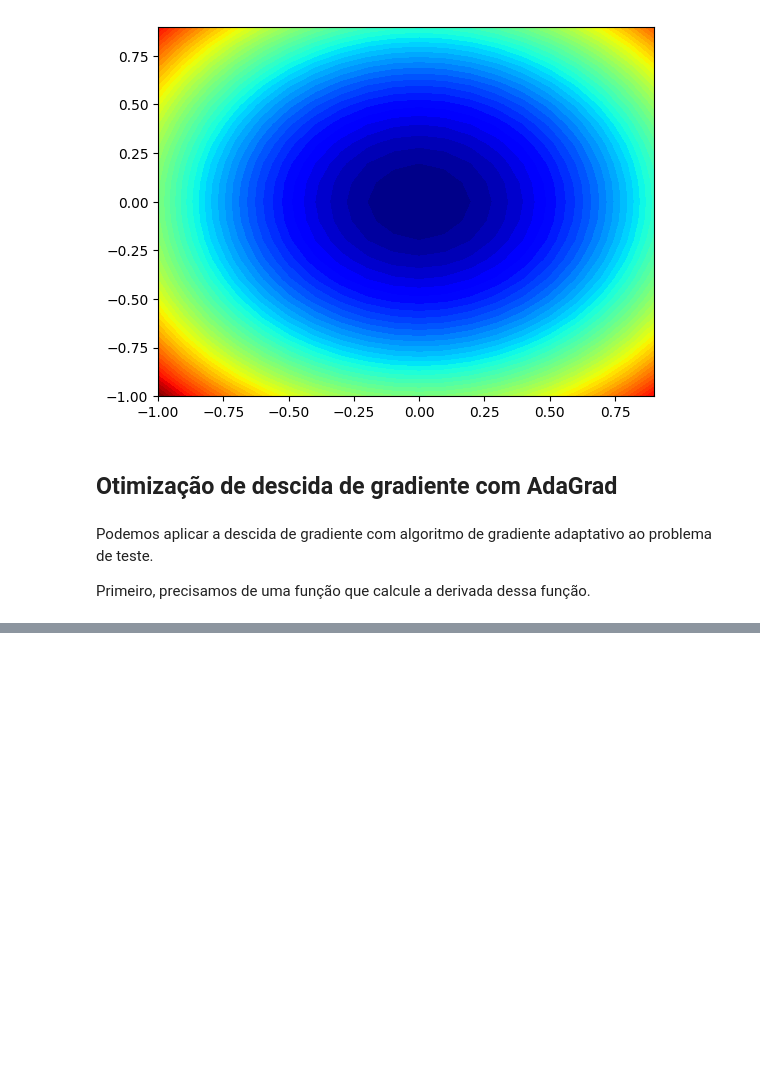
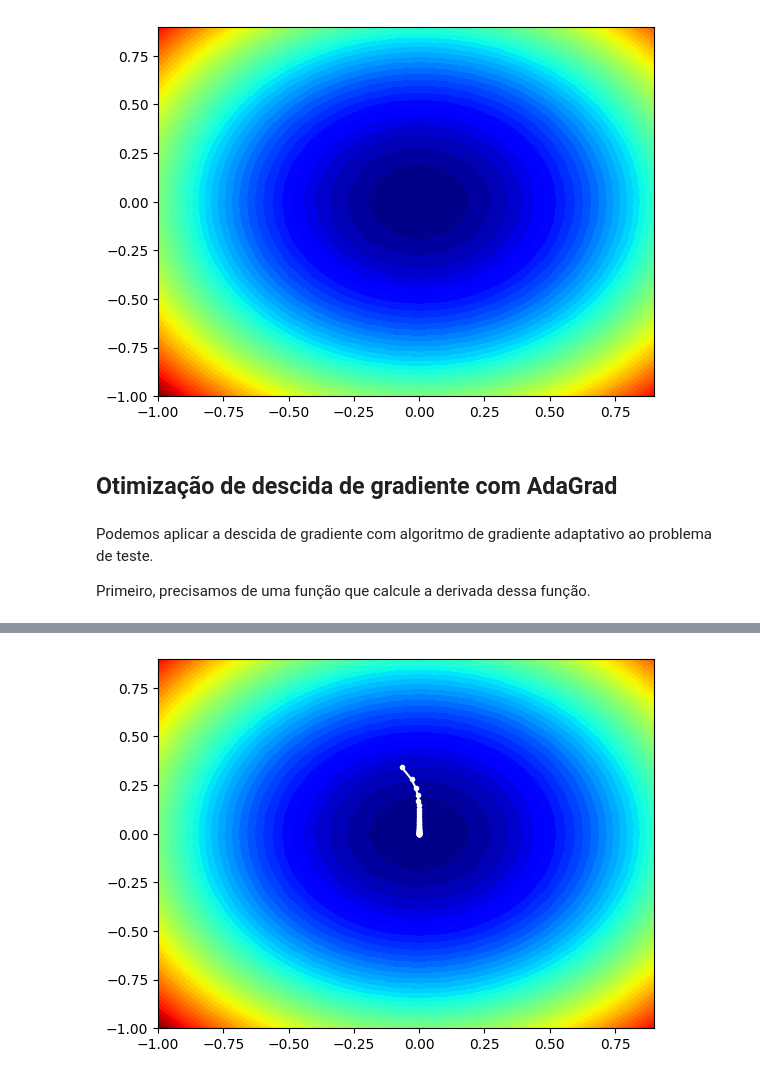
Before and after one commit to EddyGiusepe/Repasso_Python, a Jupyter notebook: Gradient_Descent_With_AdaGrad_From_Scratch/Gradient_Descent_With_AdaGrad_From_Scratch.ipynb, the cells around one changed output, grey strips where cells are left out. Cells and saved outputs as stored; diff of their text form; code cells hidden in the pictures; blank space fills up the shorter version.

Commit message:
script about Descendent Gradient

```diff
--- a/Gradient_Descent_With_AdaGrad_From_Scratch/Gradient_Descent_With_AdaGrad_From_Scratch.ipynb
+++ b/Gradient_Descent_With_AdaGrad_From_Scratch/Gradient_Descent_With_AdaGrad_From_Scratch.ipynb
@@ -114,0 +165,6 @@ Primeiro, precisamos de uma função que calcule a derivada dessa função.
+# %%
+# Avaliar ponto candidato
+solution = asarray(new_solution)
+solution_eval = objective(solution[0], solution[1])
+# Relatar o progresso
+print('>%d f(%s) = %.5f' % (it, solution, solution_eval))
@@ -114,0 +215,13 @@ Primeiro, precisamos de uma função que calcule a derivada dessa função.
+# %%
+# seed the pseudo random number generator
+seed(1)
+# define range for input
+bounds = asarray([[-1.0, 1.0], [-1.0, 1.0]])
+# define the total iterations
+n_iter = 50
+# define the step size
+step_size = 0.1
+# perform the gradient descent search with adagrad
+best, score = adagrad(objective, derivative, bounds, n_iter, step_size)
+print('Done!')
+print('f(%s) = %f' % (best, score))
@@ -114,0 +315,78 @@ Primeiro, precisamos de uma função que calcule a derivada dessa função.
+# %%
+
+# example of plotting the adagrad search on a contour plot of the test function
+from math import sqrt
+from numpy import asarray
+from numpy import arange
+from numpy.random import rand
+from numpy.random import seed
+from numpy import meshgrid
+from matplotlib import pyplot
+from mpl_toolkits.mplot3d import Axes3D
+
+
+# objective function
+def objective(x, y):
+    return x**2.0 + y**2.0
+
+# derivative of objective function
+def derivative(x, y):
+    return asarray([x * 2.0, y * 2.0])
+
+# gradient descent algorithm with adagrad
+def adagrad(objective, derivative, bounds, n_iter, step_size):
+# track all solutions
+    solutions = list()
+# generate an initial point
+    solution = bounds[:, 0] + rand(len(bounds)) * (bounds[:, 1] - bounds[:, 0])
+# list of the sum square gradients for each variable
+    sq_grad_sums = [0.0 for _ in range(bounds.shape[0])]
+# run the gradient descent
+    for it in range(n_iter):
+# calculate gradient
+        gradient = derivative(solution[0], solution[1])
+# update the sum of the squared partial derivatives
+        for i in range(gradient.shape[0]):
+            sq_grad_sums[i] += gradient[i]**2.0
+# build solution
+            new_solution = list()
+            for i in range(solution.shape[0]):
+# calculate the learning rate for this variable
+                alpha = step_size / (1e-8 + sqrt(sq_grad_sums[i]))
+# calculate the new position in this variable
+                value = solution[i] - alpha * gradient[i]
+                new_solution.append(value)
+# store the new solution
+        solution = asarray(new_solution)
+        solutions.append(solution)
+# evaluate candidate point
+        solution_eval = objective(solution[0], solution[1])
+# report progress
+        print('>%d f(%s) = %.5f' % (it, solution, solution_eval))
+    return solutions
+
+# seed the pseudo random number generator
+seed(1)
+# define range for input
+bounds = asarray([[-1.0, 1.0], [-1.0, 1.0]])
+# define the total iterations
+n_iter = 50
+# define the step size
+step_size = 0.1
+# perform the gradient descent search
+solutions = adagrad(objective, derivative, bounds, n_iter, step_size)
+# sample input range uniformly at 0.1 increments
+xaxis = arange(bounds[0,0], bounds[0,1], 0.1)
+yaxis = arange(bounds[1,0], bounds[1,1], 0.1)
+# create a mesh from the axis
+x, y = meshgrid(xaxis, yaxis)
+# compute targets
+results = objective(x, y)
+# create a filled contour plot with 50 levels and jet color scheme
+pyplot.contourf(x, y, results, levels=50, cmap='jet')
+# plot the sample as black circles
+solutions = asarray(solutions)
+pyplot.plot(solutions[:, 0], solutions[:, 1], '.-', color='w')
+# show the plot
+pyplot.show()
+# %% [output]
@@ -114,0 +410 @@ Primeiro, precisamos de uma função que calcule a derivada dessa função.
+[figure, added]
```
Also changed, not shown: parts of 24 cells of this notebook.
